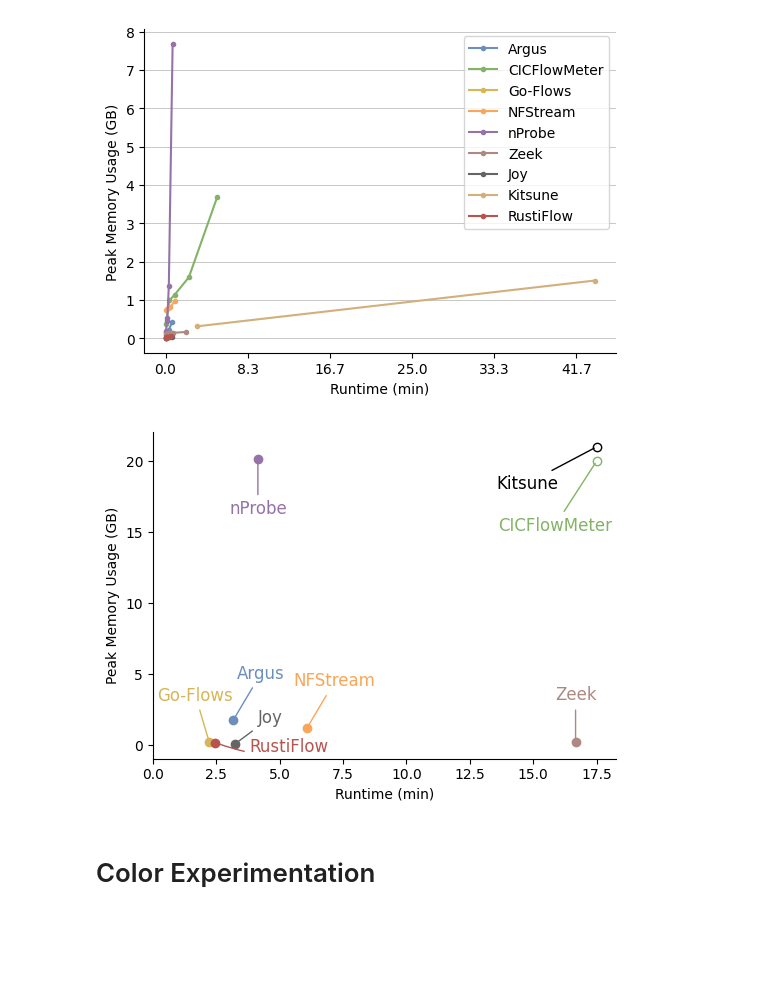
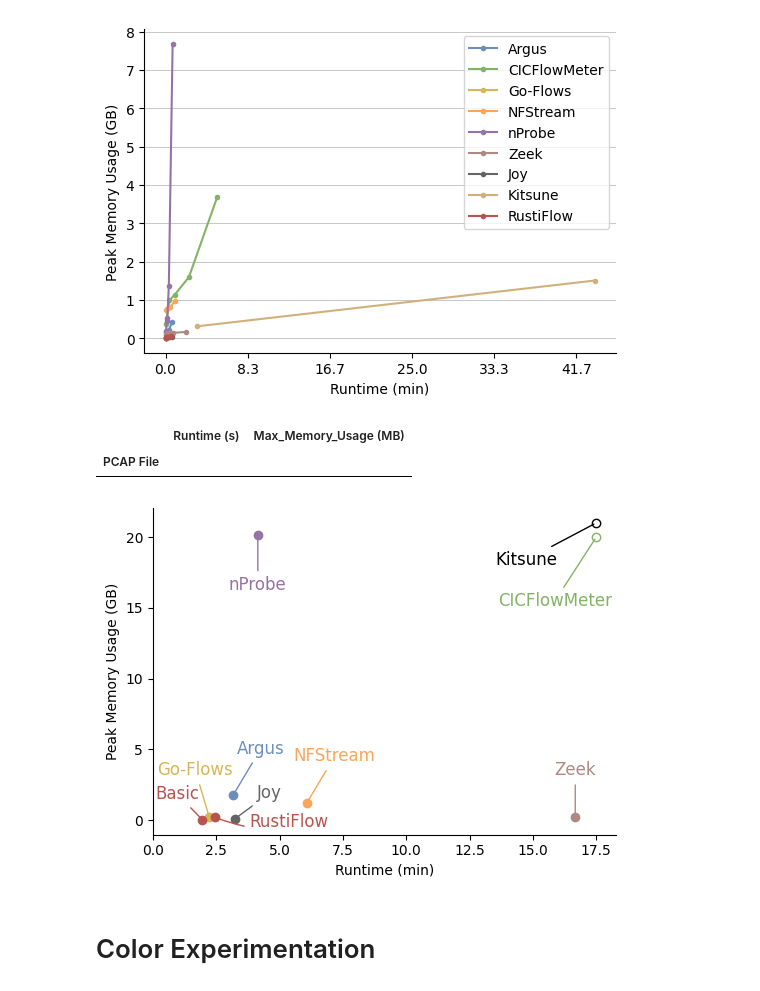
Before and after one commit to mielverkerken/RustiFlow-experiments, a Jupyter notebook: vizualisations/pcap.ipynb, the cells around one changed output. Cells and saved outputs as stored; diff of their text form; code cells hidden in the pictures; blank space fills up the shorter version.

```diff
--- a/vizualisations/pcap.ipynb
+++ b/vizualisations/pcap.ipynb
@@ -38,6 +38,7 @@ label_fmt = {
     "argus": "Argus",
     "go-flows": "Go-Flows",
     "rustiflow": "RustiFlow",
+    "rustiflow-basic": "Basic",
     "joy": "Joy",
     "kitsune": "Kitsune",
 }
@@ -122,6 +123,7 @@ color_map = {
     "cicflowmeter": colors[1],
     "go-flows": colors[2],
     "rustiflow": colors[3],
+    "rustiflow-basic": colors[3],
     "nprobe": colors[4],
     "nfstream": colors[5],
     "zeek": colors[6],
@@ -142,18 +144,18 @@ sns.color_palette(colors)
  (0.396078431372549, 0.396078431372549, 0.396078431372549),
  (0.8196078431372549, 0.6901960784313725, 0.48627450980392156)]
 # %%
-colors = ["#6C8EBF", "#82B366", "#D6B656", "#B85450", "#9673A6", "#fba559", "#ae8982", "#e89fd2"]
-color_map = {
-    "argus": colors[0],
-    "cicflowmeter": colors[1],
-    "go-flows": colors[2],
-    "rustiflow": colors[3],
-    "nprobe": colors[4],
-    "nfstream": colors[5],
-    "zeek": colors[6],
-    "ntlflowlyzer": colors[7],
-}
-sns.color_palette(colors)
+# colors = ["#6C8EBF", "#82B366", "#D6B656", "#B85450", "#9673A6", "#fba559", "#ae8982", "#e89fd2"]
+# color_map = {
+#     "argus": colors[0],
+#     "cicflowmeter": colors[1],
+#     "go-flows": colors[2],
+#     "rustiflow": colors[3],
+#     "nprobe": colors[4],
+#     "nfstream": colors[5],
+#     "zeek": colors[6],
+#     "ntlflowlyzer": colors[7],
+# }
+# sns.color_palette(colors)
 # %% [output]
 [(0.4235294117647059, 0.5568627450980392, 0.7490196078431373),
  (0.5098039215686274, 0.7019607843137254, 0.4),
@@ -731,6 +733,13 @@ plt.tight_layout()
 plt.show()
 # %% [output]
 [figure]
+# %%
+df_all[df_all["Extractor"] == exporter].groupby("PCAP File")[
+    ["Runtime (s)", "Max_Memory_Usage (MB)"]
+].mean()
+# %% [output]
+|  | Runtime (s) | Max_Memory_Usage (MB) |
+| PCAP File |  |  |
 # %%
 plt.rcParams['axes.prop_cycle'] = plt.cycler(color=sns.color_palette(colors))
 pcap_file = 'cicids2017'
@@ -742,6 +751,19 @@ ax.spines['right'].set_visible(False)
 ax.spines['left'].set_visible(True)
 ax.spines['bottom'].set_visible(True)
 
+exporters = [
+    "argus",
+    "cicflowmeter",
+    "go-flows",
+    "nfstream",
+    "nprobe",
+    "zeek",
+    "joy",
+    "kitsune",
+    "rustiflow",
+    "rustiflow-basic",
+]
+
 label_loc = {
     'cicflowmeter': (-30, -50),
     'zeek': (0, 30),
@@ -752,6 +774,7 @@ label_loc = {
     'rustiflow': (25, -10),
     'ntlflowlyzer': (0, 10),
     'joy': (25, 15),
+    'rustiflow-basic': (-18, 15),
 }
 
 for exporter in exporters:
@@ -822,34 +845,34 @@ ax.plot(
     marker="o",
     label="kitsune",
     color="black",
     mfc="none",
 )
 ax.annotate(
     label_fmt["kitsune"],
     (1050, 21000),
     textcoords="offset points",
     xytext=(-50, -30),
     ha="center",
     color="black",
     arrowprops=dict(arrowstyle="-", color="black"),
     size="large",
 )
 
 
 ax.set_xticks([0, 150, 300, 450, 600, 750, 900, 1050])
 ax.set_yticks([0, 5000, 10000, 15000, 20000])
 ax.xaxis.set_major_formatter(FuncFormatter(lambda x, _: f'{x / 60:.1f}'))
 ax.yaxis.set_major_formatter(FuncFormatter(lambda x, _: f'{x / 1000:.0f}'))
 
 # ax.set_ylim(0, 20000)
 ax.set_xlabel('Runtime (min)')
 ax.set_ylabel('Peak Memory Usage (GB)')
 # ax.legend()
 plt.tight_layout()
 plt.savefig(f'{fig_dir}/mem_vs_runtime_{pcap_file}.pdf', bbox_inches='tight')
 plt.show()
 # %% [output]
-[figure, old version]
+[figure, new version]
 # %% [markdown]
 # Color Experimentation
 # %%
```
Also changed, not shown: 10 other files.
